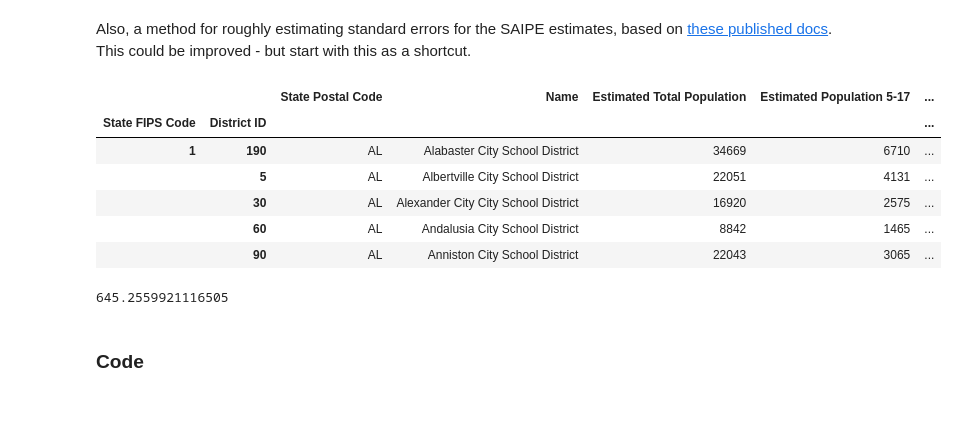
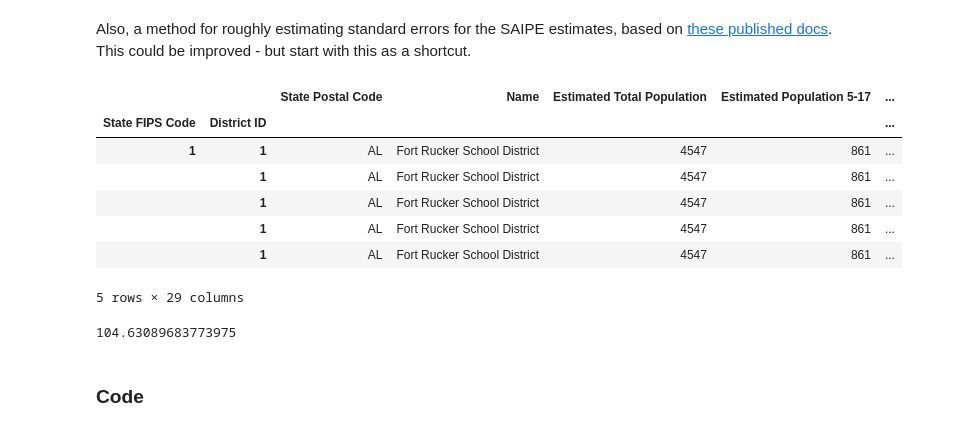
Before and after one commit to ryansteed/dp-policy, a Jupyter notebook: notebooks/titlei.ipynb, the cells around one changed output. Drawn from its saved outputs; the diff is of its cells as text; code cells hidden in the pictures.

```diff
--- a/notebooks/titlei.ipynb
+++ b/notebooks/titlei.ipynb
@@ -15,7 +15,8 @@ import pandas as pd
 import pickle
 import seaborn as sns
 
-saipe = get_saipe("../data/saipe19.xls")
+saipe = get_inputs(2021)
+print(saipe.shape)
 
 plt.style.use('seaborn-deep')
 
@@ -44,22 +49,22 @@ Also need a dict matching district IDs to district names to states. Simplest to
 # %% [markdown]
 Also, a method for roughly estimating standard errors for the SAIPE estimates, based on [these published docs](https://www.census.gov/programs-surveys/saipe/guidance/district-estimates.html). This could be improved - but start with this as a shortcut.
 # %%
-saipe = get_saipe("../data/saipe19.xls")
 saipe.head()
 # %% [output]
 |  |  | State Postal Code | Name | Estimated Total Population | Estimated Population 5-17 | ... |
 | State FIPS Code | District ID |  |  |  |  | ... |
-| 1 | 190 | AL | Alabaster City School District | 34669 | 6710 | ... |
-|  | 5 | AL | Albertville City School District | 22051 | 4131 | ... |
-|  | 30 | AL | Alexander City City School District | 16920 | 2575 | ... |
-|  | 60 | AL | Andalusia City School District | 8842 | 1465 | ... |
-|  | 90 | AL | Anniston City School District | 22043 | 3065 | ... |
+| 1 | 1 | AL | Fort Rucker School District | 4547 | 861 | ... |
+|  | 1 | AL | Fort Rucker School District | 4547 | 861 | ... |
+|  | 1 | AL | Fort Rucker School District | 4547 | 861 | ... |
+|  | 1 | AL | Fort Rucker School District | 4547 | 861 | ... |
+|  | 1 | AL | Fort Rucker School District | 4547 | 861 | ... |
+5 rows × 29 columns
 # %%
 # average school district student pop
 saipe["Estimated Population 5-17"].mean()
 saipe["Estimated number of relevant children 5 to 17 years old in poverty who are related to the householder"].mean()
 # %% [output]
-645.2559921116505
+104.63089683773975
 # %% [markdown]
 ### Code
 # %% [markdown]
```
Also changed, not shown: parts of 3 cells of this notebook, 4 other files.
